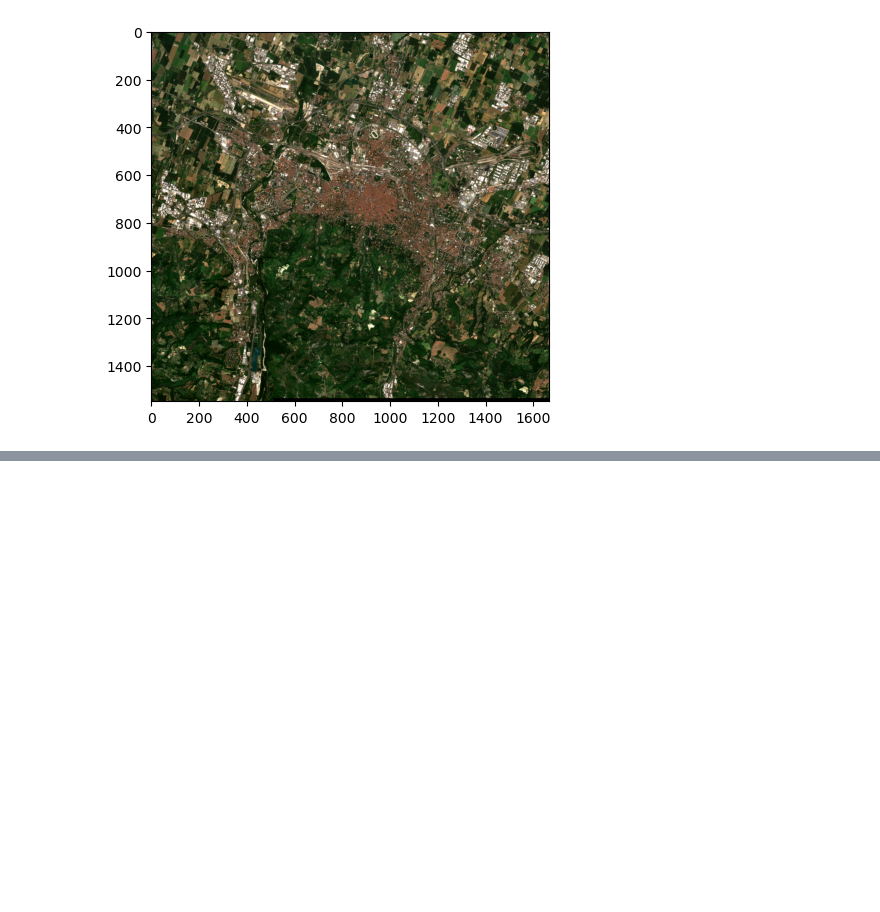
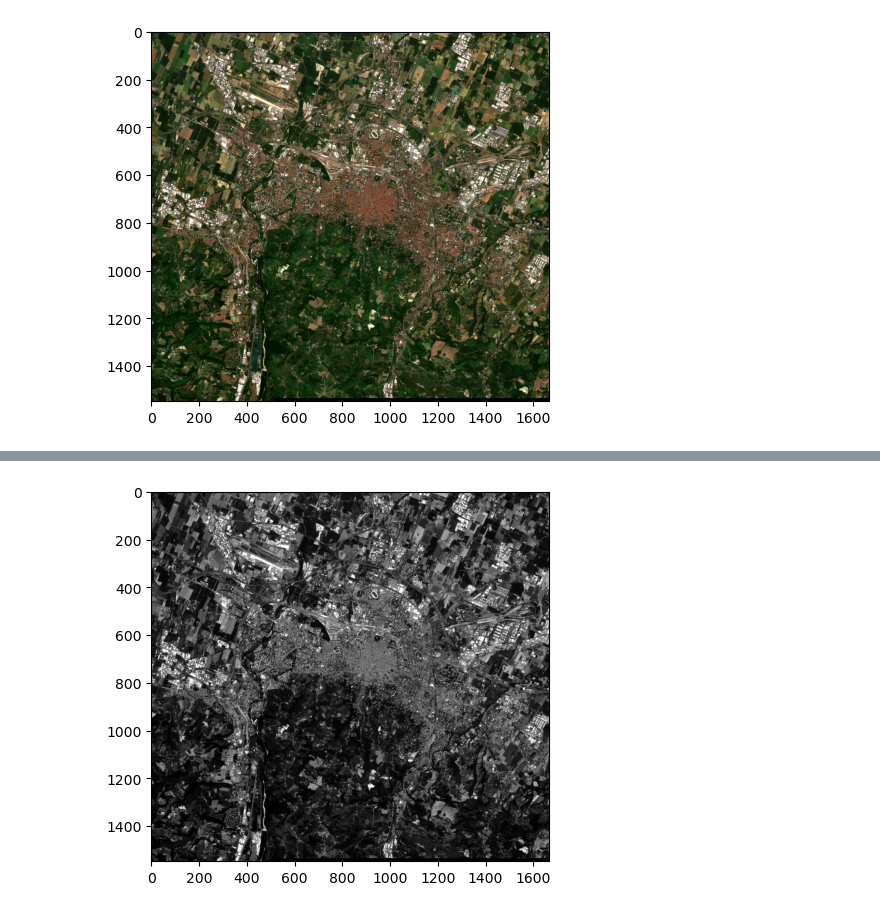
Before and after one commit to nomorehumor/Sentinel-Segmentation, a Jupyter notebook: Untitled-3.ipynb, the cells around one changed output, grey strips where cells are left out. Saved outputs shown, nothing was run; the diff lists cells and outputs as text; code cells hidden in the pictures; blank space fills up the shorter version.

```diff
--- a/Untitled-3.ipynb
+++ b/Untitled-3.ipynb
@@ -162,0 +190,4 @@ vis(rgb_data)
+# %%
+r_img = vis(r_data)
+# %% [output]
+[figure, added]
```
Also changed, not shown: parts of 11 cells of this notebook.
